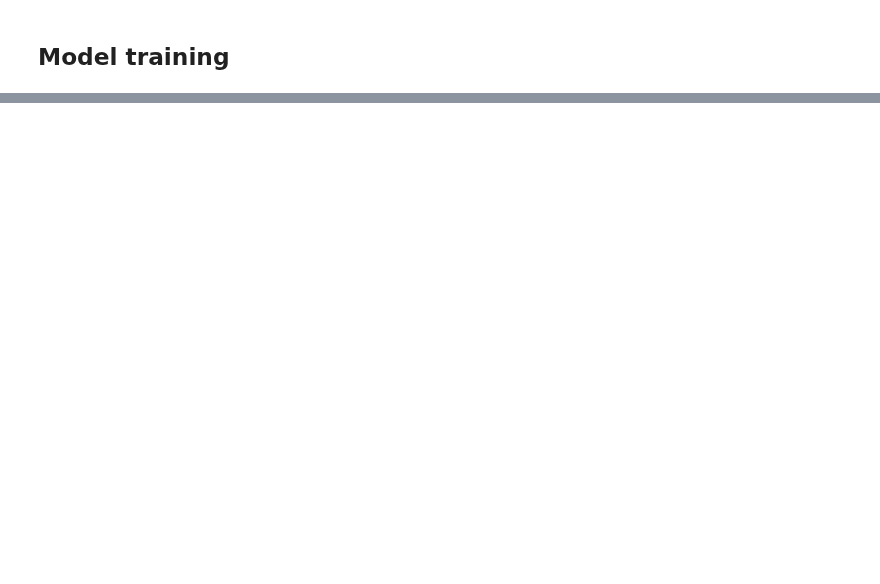
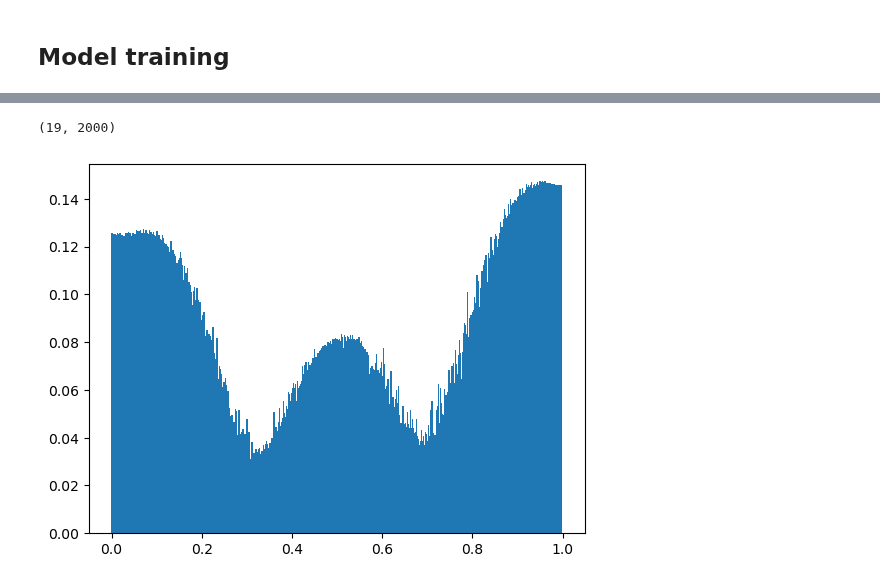
Before and after one commit to bioAI-Oslo/RNN-Adding-Problem-Representations, a Jupyter notebook: notebooks/regularized.ipynb, the cells around one changed output, grey strips where cells are left out. Cells and saved outputs as stored; diff of their text form; code cells hidden in the pictures; blank space fills up the shorter version.

```diff
--- a/notebooks/regularized.ipynb
+++ b/notebooks/regularized.ipynb
@@ -137,0 +159,51 @@ torch.Size([21, 15, 2])
+# %%
+test_batch_size = 5000
+
+# xs = data[0:test_batch_size]
+xs = labels[0:test_batch_size,:-1]/(2*np.pi)
+xs = xs.detach().numpy().T
+print(xs.shape)
+
+hts = model1(data[0:test_batch_size])
+
+# Grid-cell histogram
+
+hts = hts.detach().numpy() # Shape [t_steps, batch_size, hidden_size] = [21, 64, 128]
+
+k = 1
+
+hts_k = abs(hts[1:-1,:,k])
+
+bin_means, bin_edges, binnumber = stats.binned_statistic(xs.flatten(),hts_k.flatten(),statistic='mean',bins=bins)
+# Bar plot of the histogram
+plt.bar(bin_edges[:-1],bin_means,width=6/bins)
+
+# print(hts.shape)
+
+# fig, ax = plt.subplots(32,4,subplot_kw={'projection': 'polar'})
+# fig.set_size_inches(15, 80)
+# fig.subplots_adjust(hspace=1,wspace=0.2)
+
+bins = 2000
+activity = np.zeros((128,bins))
+
+import scipy.stats as stats
+for k in tqdm(range(128)):
+    # k = 103 # What cell to see the histogram of
+    hts_k = abs(hts[1:-1,:,k])
+    # print(hts_k.shape)
+
+    # Bins equally spaced from 0 to 1 in time_steps amount of bins
+    bin_means, bin_edges, binnumber = stats.binned_statistic(xs.flatten(),hts_k.flatten(),statistic='mean',bins=bins)
+    activity[k,:] = bin_means
+    np.nan_to_num(activity,copy=False)
+    # Bar plot of the histogram
+    # ax[k//4,k%4].bar(bin_edges[:-1]*2*np.pi,bin_means,width=6/bins)
+    # # ax[].bar(bin_edges[:-1]*2*np.pi,bin_means,width=6/bins)
+    # ax[k//4,k%4].set_title("Cell "+str(k))
+    # Adjust space between subplots
+
+# plt.show()
+# %% [output]
+(19, 2000)
+[figure, added]
```
Also changed, not shown: parts of 17 cells of this notebook, 2 other files.
